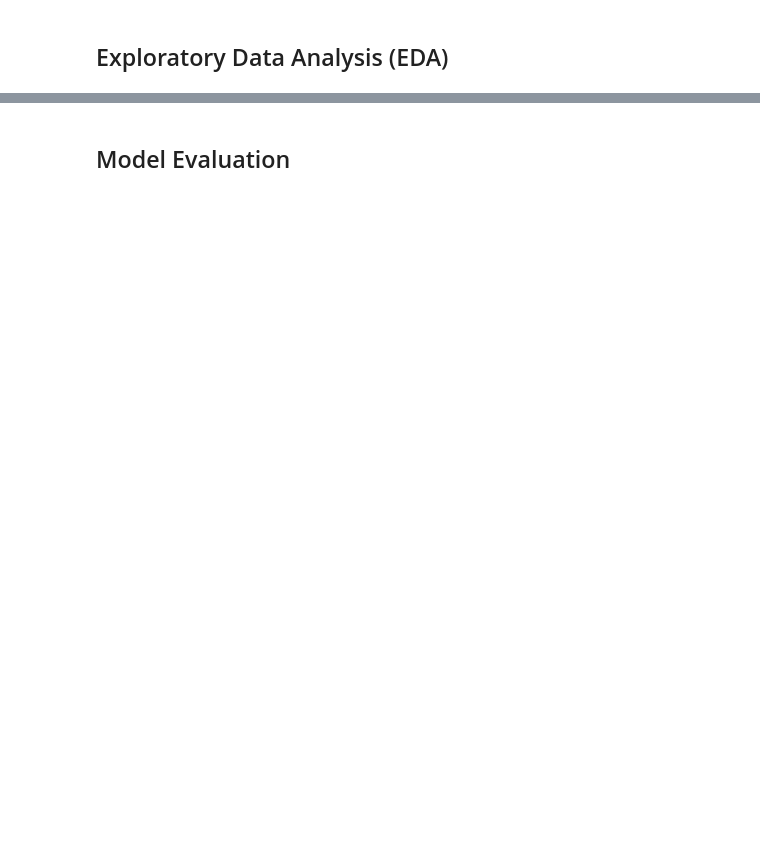
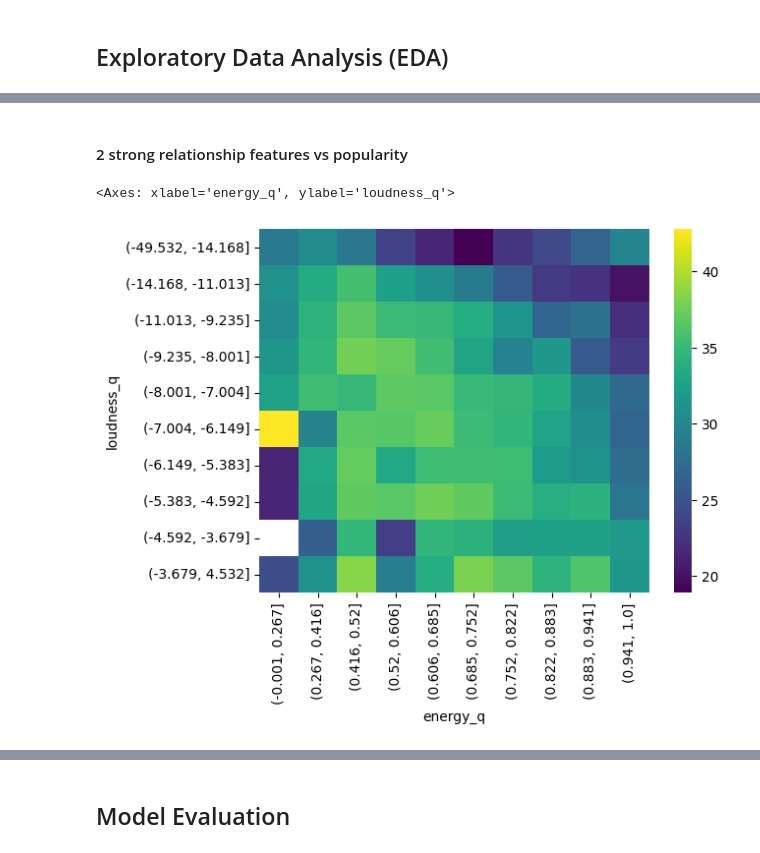
Before and after one commit to pycoder49/spotify_predictions, a Jupyter notebook: main.ipynb, the cells around one changed output, grey strips where cells are left out. Drawn from its saved outputs; the diff is of its cells as text; code cells hidden in the pictures; blank space fills up the shorter version.

```diff
--- a/main.ipynb
+++ b/main.ipynb
@@ -189,5 +341,11 @@ plt.title("danceability distribution for songs with > 0.7 dancability")
+# %% [markdown]
+#### 2 strong relationship features vs popularity
 # %%
+#Energy and loudness
 df["energy_q"] = pd.qcut(df["energy"], 10)
-df["danceability_q"] = pd.qcut(df["danceability"], 10)
-pivot = df.pivot_table(values="popularity", index="danceability_q", columns="energy_q", aggfunc="mean")
+df["loudness_q"] = pd.qcut(df["loudness"], 10)
+pivot = df.pivot_table(values="popularity", index="loudness_q", columns="energy_q", aggfunc="mean")
 sns.heatmap(pivot, cmap="viridis")
+# %% [output]
+<Axes: xlabel='energy_q', ylabel='loudness_q'>
+[figure, added]
```
Also changed, not shown: parts of 52 cells of this notebook.
